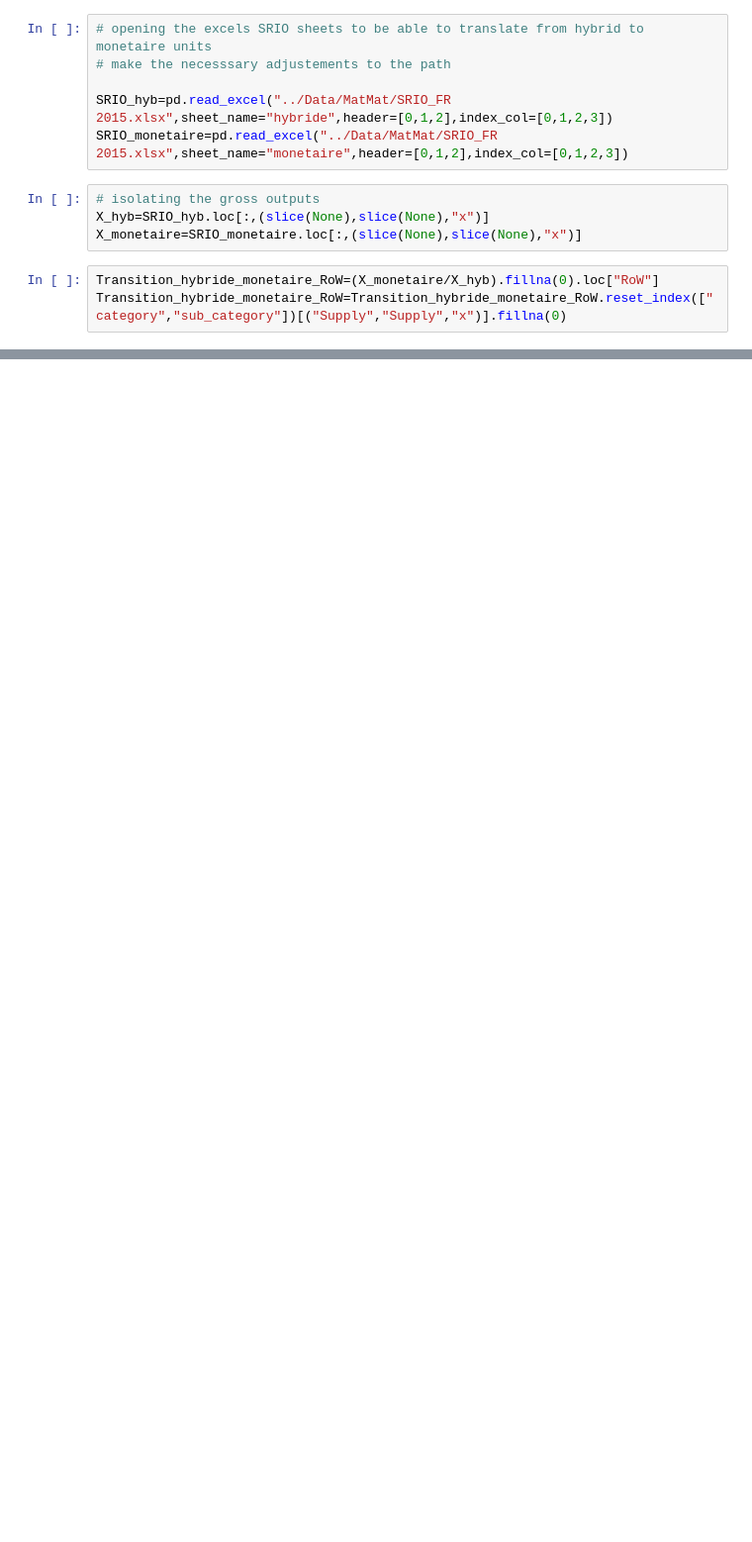
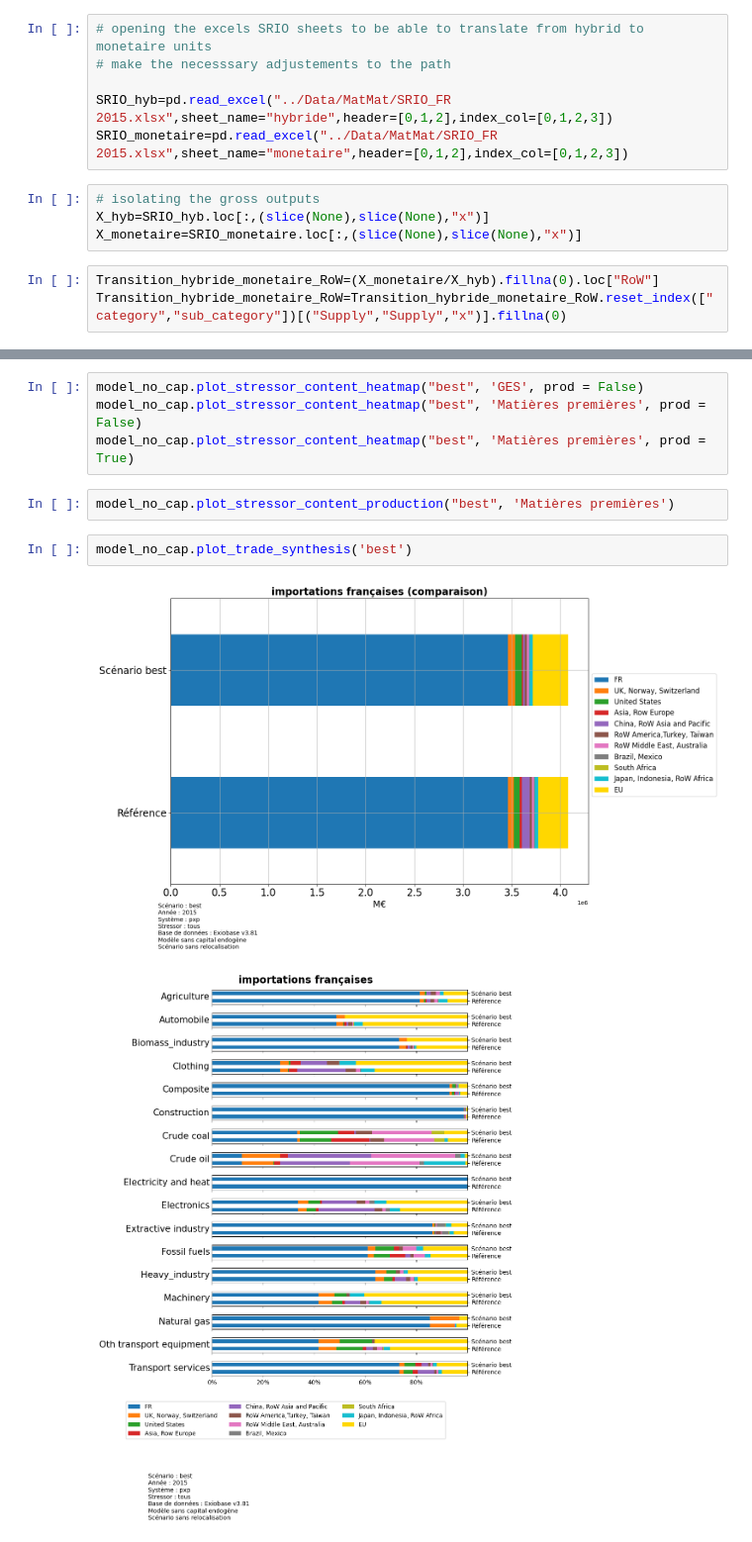
Before and after one commit to Maestrofinn/MatMat-Trade, a Jupyter notebook: MatMat-Trade_to_MatMat.ipynb, the cells around one changed output, grey strips where cells are left out. Shown at 99% size. Cells and saved outputs as stored; diff of their text form; blank space fills up the shorter version.

```diff
--- a/MatMat-Trade_to_MatMat.ipynb
+++ b/MatMat-Trade_to_MatMat.ipynb
@@ -76,0 +293,11 @@ save_Coef_Row(model_no_cap,Transition_hybride_monetaire_RoW,Path,stressor_lists=
+# %%
+model_no_cap.plot_stressor_content_heatmap("best", 'GES', prod = False)
+model_no_cap.plot_stressor_content_heatmap("best", 'Matières premières', prod = False)
+model_no_cap.plot_stressor_content_heatmap("best", 'Matières premières', prod = True)
+# %%
+model_no_cap.plot_stressor_content_production("best", 'Matières premières')
+# %%
+model_no_cap.plot_trade_synthesis('best')
+# %% [output]
+[figure, added]
+[figure, added]
```
Also changed, not shown: parts of 47 cells of this notebook, 43 other files.
